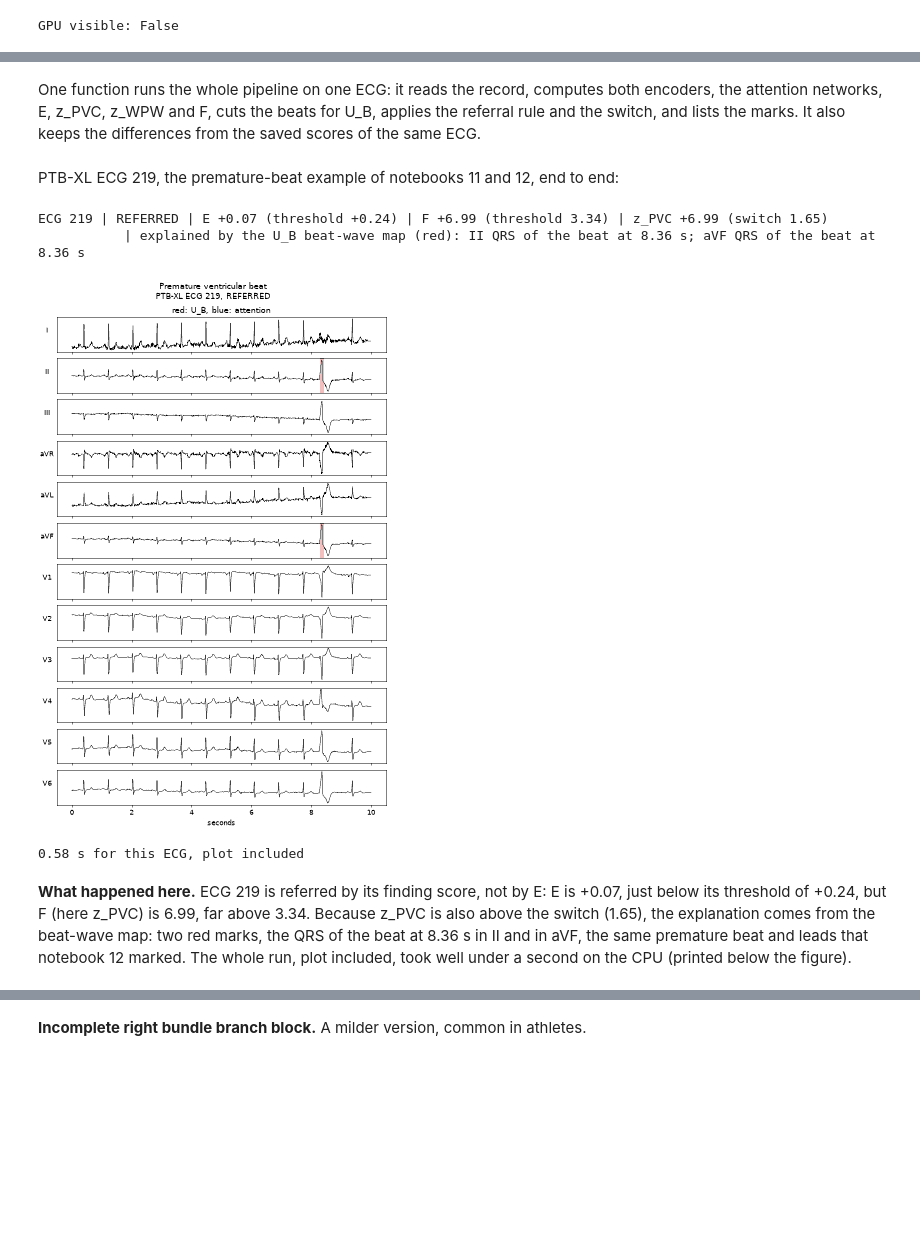
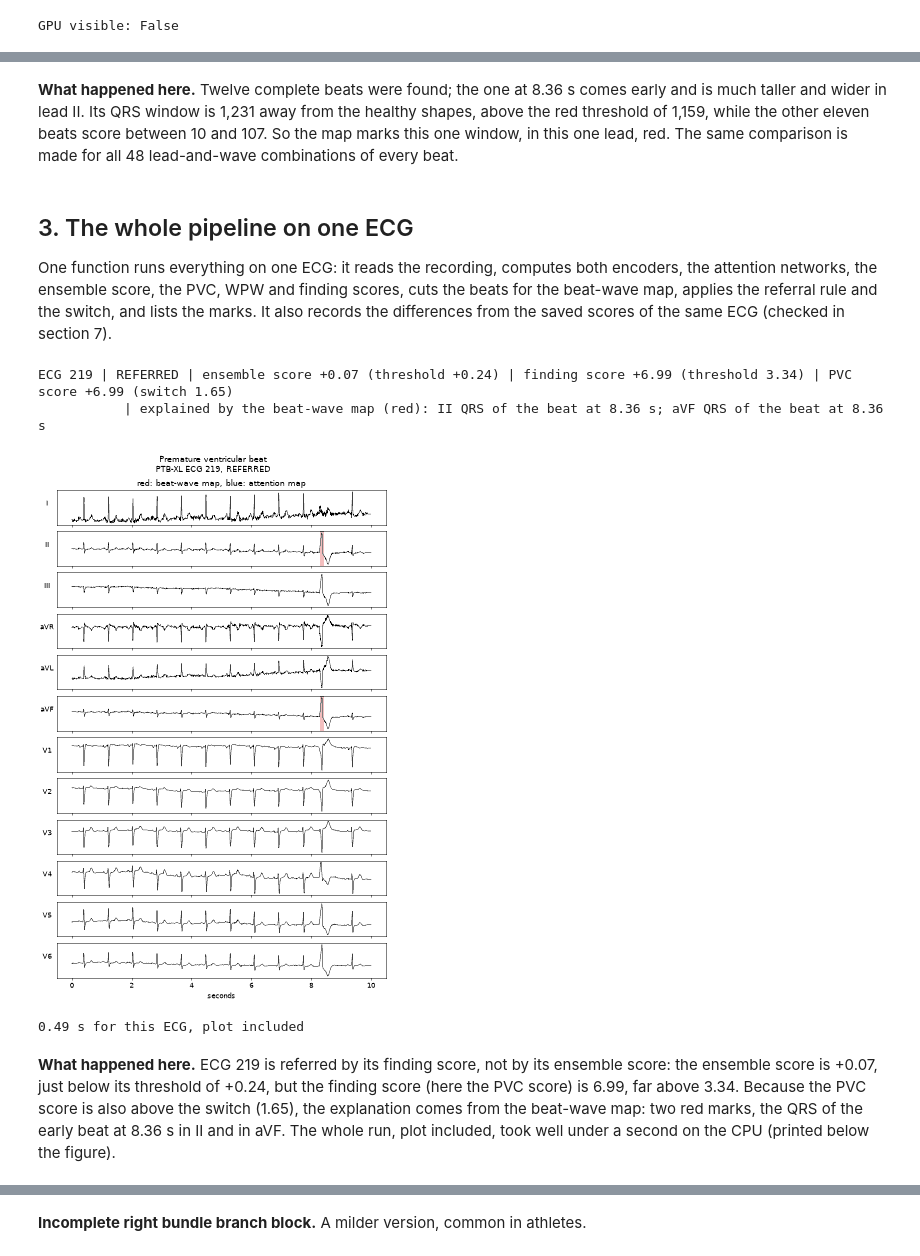
Before and after one commit to Janet16180/ecg-cardiopathy-detection, a Jupyter notebook: notebooks/13-jr-pipeline-v4-explained.ipynb, the cells around one changed output, grey strips where cells are left out. Saved outputs shown, nothing was run; the diff lists cells and outputs as text; code cells hidden in the pictures; blank space fills up the shorter version.

Commit message:
Make notebook 13 self-contained

```diff
--- a/notebooks/13-jr-pipeline-v4-explained.ipynb
+++ b/notebooks/13-jr-pipeline-v4-explained.ipynb
@@ -198,7 +277,12 @@ models loaded in 9.8 s
+# %% [markdown]
+**What happened here.** Twelve complete beats were found; the one at 8.36 s comes early and is much taller and wider in lead II. Its QRS window is 1,231 away from the healthy shapes, above the red threshold of 1,159, while the other eleven beats score between 10 and 107. So the map marks this one window, in this one lead, red. The same comparison is made for all 48 lead-and-wave combinations of every beat.
 # %% [markdown]
-One function runs the whole pipeline on one ECG: it reads the record, computes both encoders, the
-attention networks, E, z_PVC, z_WPW and F, cuts the beats for U_B, applies the referral rule and the switch,
-and lists the marks. It also keeps the differences from the saved scores of the same ECG.
+## 3. The whole pipeline on one ECG
+
+One function runs everything on one ECG: it reads the recording, computes both encoders, the attention
+networks, the ensemble score, the PVC, WPW and finding scores, cuts the beats for the beat-wave map, applies
+the referral rule and the switch, and lists the marks. It also records the differences from the saved
+scores of the same ECG (checked in section 7).
 # %%
 WAVE_NAMES = list(WAVES)
 checks = []
@@ -212,31 +296,33 @@ def run_pipeline(ecg_id: int) -> dict:
     xecg = pooled.float().numpy()
     tokens = jepa_tokens(jepa_model, jepa_input(signal.astype(np.float32))[None], batch=1)
     attention, contributions = attention_scores(attention_heads, tokens)
-    r3 = linear_logit(head_parameters, "v3", np.concatenate([xecg, tokens.mean(axis=1)], axis=1))
-    found = {"ecg_id": ecg_id, "signal": signal, "E": float(ensemble_logit(r3, attention)[0]),
-             "z_PVC": float(pvc_z(head_parameters, xecg)[0]),
-             "z_WPW": float(pvc_z(head_parameters, xecg, "wpw")[0])}
-    found["F"] = max(found["z_PVC"], found["z_WPW"])
-    found["referred"] = found["E"] > E_THRESHOLD or found["F"] > F_THRESHOLD
+    readout = linear_logit(head_parameters, "v3", np.concatenate([xecg, tokens.mean(axis=1)], axis=1))
+    found = {"ecg_id": ecg_id, "signal": signal, "ensemble": float(ensemble_logit(readout, attention)[0]),
+             "pvc": float(pvc_z(head_parameters, xecg)[0]),
+             "wpw": float(pvc_z(head_parameters, xecg, "wpw")[0])}
+    found["finding"] = max(found["pvc"], found["wpw"])
+    found["referred"] = found["ensemble"] > ENSEMBLE_THRESHOLD or found["finding"] > FINDING_THRESHOLD
     r_times, pieces = beat_pieces(signal)
     maps = {1: beat_unit_map(wave_scores(references, pieces), r_times), 2: jepa_unit_map(contributions[0])}
-    explanation = switch_explain(maps[1], maps[2], found["z_PVC"] > SWITCH, RED[1], RED[2])
+    explanation = switch_explain(maps[1], maps[2], found["pvc"] > SWITCH, RED[1], RED[2])
     found["layer"] = explanation.layer
     found["marks"] = rule_marks(explanation, RED[explanation.layer]) if found["referred"] else []
-    row = int(np.flatnonzero(ids == ecg_id)[0])
-    saved_u_b = units042["U_B_scores"][units042["U_B_offsets"][row]:units042["U_B_offsets"][row + 1]]
-    checks.append({"ECG": ecg_id, "E": abs(found["E"] - saved_scores.at[ecg_id, "E"]),
-                   "z_PVC": abs(found["z_PVC"] - saved_scores.at[ecg_id, "z_PVC"]),
-                   "z_WPW": abs(found["z_WPW"] - saved_scores.at[ecg_id, "z_WPW"]),
-                   "U_B scores": float(np.abs(maps[1].scores - saved_u_b).max()),
-                   "attention map": float(np.abs(contributions[0] - maps043["attention_jepa"][row]).max()),
+    row = row_of[ecg_id]
+    saved_units = units_saved["U_B_scores"][offsets[row]:offsets[row + 1]]
+    checks.append({"ECG": ecg_id,
+                   "ensemble score": abs(found["ensemble"] - saved_scores.at[ecg_id, "ensemble"]),
+                   "PVC score": abs(found["pvc"] - saved_scores.at[ecg_id, "pvc"]),
+                   "WPW score": abs(found["wpw"] - saved_scores.at[ecg_id, "wpw"]),
+                   "beat-wave scores": float(np.abs(maps[1].scores - saved_units).max()),
+                   "attention map": float(np.abs(contributions[0]
+                                                 - attention_saved["attention_jepa"][row]).max()),
                    "same decision": found["referred"] == bool(saved_scores.at[ecg_id, "referred"])})
     found["maps"] = maps
     return found
 
 
 def describe_marks(found: dict) -> str:
-    """Return the marks as lead, wave and beat time (U_B) or lead and patch (attention)."""
+    """Return the marks as lead, wave and beat time (beat-wave map) or lead and patch (attention map)."""
     unit_map = found["maps"][found["layer"]]
     named = []
     for lead, start, end in found["marks"]:
@@ -254,28 +340,27 @@ def show(ecg_id: int, group: str) -> None:
     """Run the pipeline on one ECG, print its decision and explanation, and plot the marks."""
     found = run_pipeline(ecg_id)
     decision = "REFERRED" if found["referred"] else "not referred"
-    print(f"ECG {ecg_id} | {decision} | E {found['E']:+.2f} (threshold {E_THRESHOLD:+.2f}) | "
-          f"F {found['F']:+.2f} (threshold {F_THRESHOLD:.2f}) | "
-          f"z_PVC {found['z_PVC']:+.2f} (switch {SWITCH:.2f})")
+    print(f"ECG {ecg_id} | {decision} | ensemble score {found['ensemble']:+.2f} "
+          f"(threshold {ENSEMBLE_THRESHOLD:+.2f}) | finding score {found['finding']:+.2f} "
+          f"(threshold {FINDING_THRESHOLD:.2f}) | PVC score {found['pvc']:+.2f} (switch {SWITCH:.2f})")
     if found["referred"]:
-        layer = "U_B beat-wave map (red)" if found["layer"] == 1 else "attention map (blue)"
+        layer = "beat-wave map (red)" if found["layer"] == 1 else "attention map (blue)"
         print(f"           | explained by the {layer}: {describe_marks(found)}")
     marks = [(lead, start, end, found["layer"]) for lead, start, end in found["marks"]]
     title = f"{group}\nPTB-XL ECG {ecg_id}, {decision}"
-    figure = plot_layer_marks(found["signal"], 500, {"red: U_B, blue: attention": marks}, title)
+    columns = {"red: beat-wave map, blue: attention map": marks}
+    figure = plot_layer_marks(found["signal"], 500, columns, title)
     figure.legends.pop()
     display_small(figure)
-# %% [markdown]
-PTB-XL ECG 219, the premature-beat example of notebooks 11 and 12, end to end:
 # %%
 started = time.perf_counter()
-show(219, "Premature ventricular beat")
+show(EXAMPLE, "Premature ventricular beat")
 print(f"{time.perf_counter() - started:.2f} s for this ECG, plot included")
 # %% [output]
-ECG 219 | REFERRED | E +0.07 (threshold +0.24) | F +6.99 (threshold 3.34) | z_PVC +6.99 (switch 1.65)
-           | explained by the U_B beat-wave map (red): II QRS of the beat at 8.36 s; aVF QRS of the beat at 8.36 s
+ECG 219 | REFERRED | ensemble score +0.07 (threshold +0.24) | finding score +6.99 (threshold 3.34) | PVC score +6.99 (switch 1.65)
+           | explained by the beat-wave map (red): II QRS of the beat at 8.36 s; aVF QRS of the beat at 8.36 s
-[figure, old version]
+[figure, new version]
-0.58 s for this ECG, plot included
+0.49 s for this ECG, plot included
 # %% [markdown]
-**What happened here.** ECG 219 is referred by its finding score, not by E: E is +0.07, just below its threshold of +0.24, but F (here z_PVC) is 6.99, far above 3.34. Because z_PVC is also above the switch (1.65), the explanation comes from the beat-wave map: two red marks, the QRS of the beat at 8.36 s in II and in aVF, the same premature beat and leads that notebook 12 marked. The whole run, plot included, took well under a second on the CPU (printed below the figure).
+**What happened here.** ECG 219 is referred by its finding score, not by its ensemble score: the ensemble score is +0.07, just below its threshold of +0.24, but the finding score (here the PVC score) is 6.99, far above 3.34. Because the PVC score is also above the switch (1.65), the explanation comes from the beat-wave map: two red marks, the QRS of the early beat at 8.36 s in II and in aVF. The whole run, plot included, took well under a second on the CPU (printed below the figure).
 # %% [markdown]
```
Also changed, not shown: parts of 70 cells of this notebook, 1 other file.
